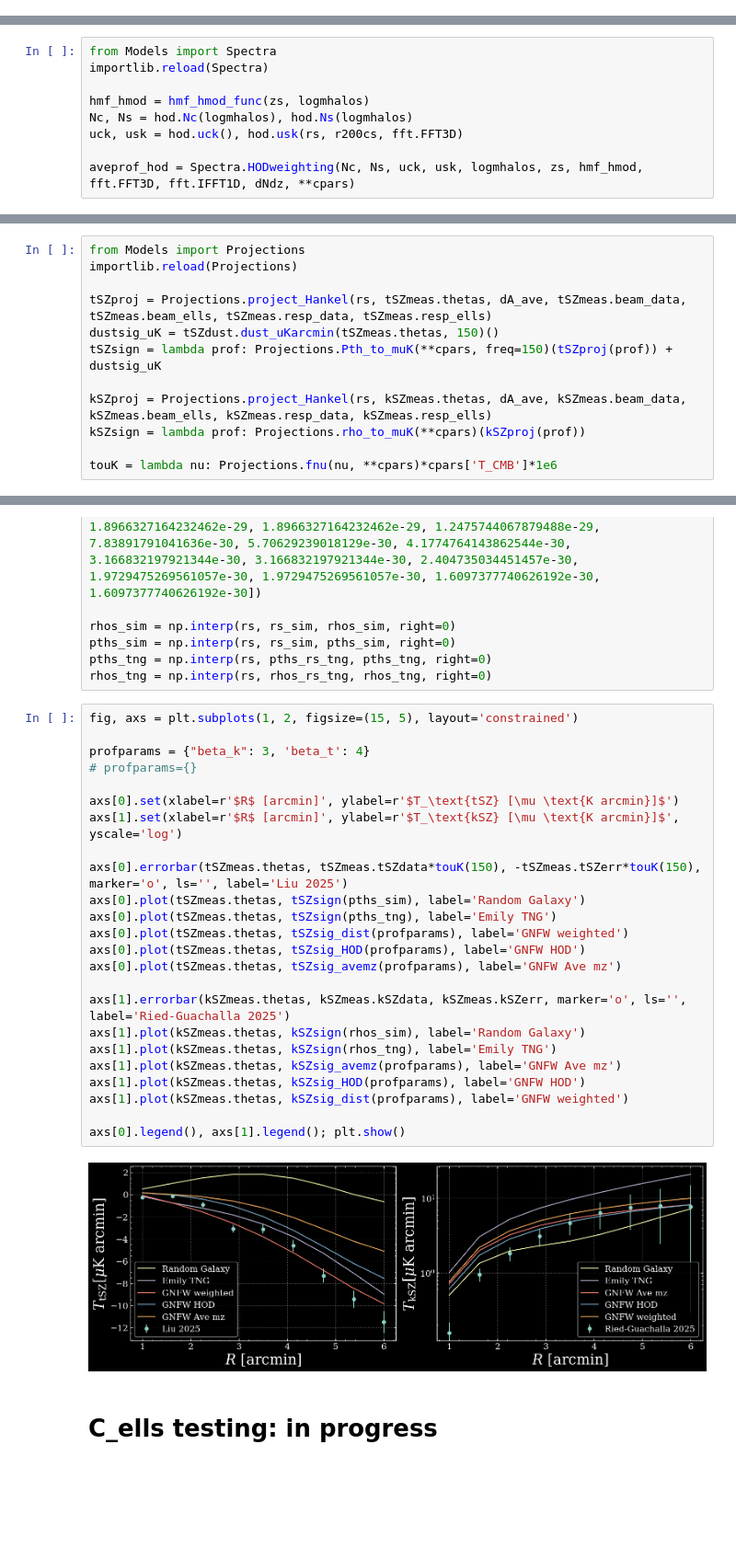
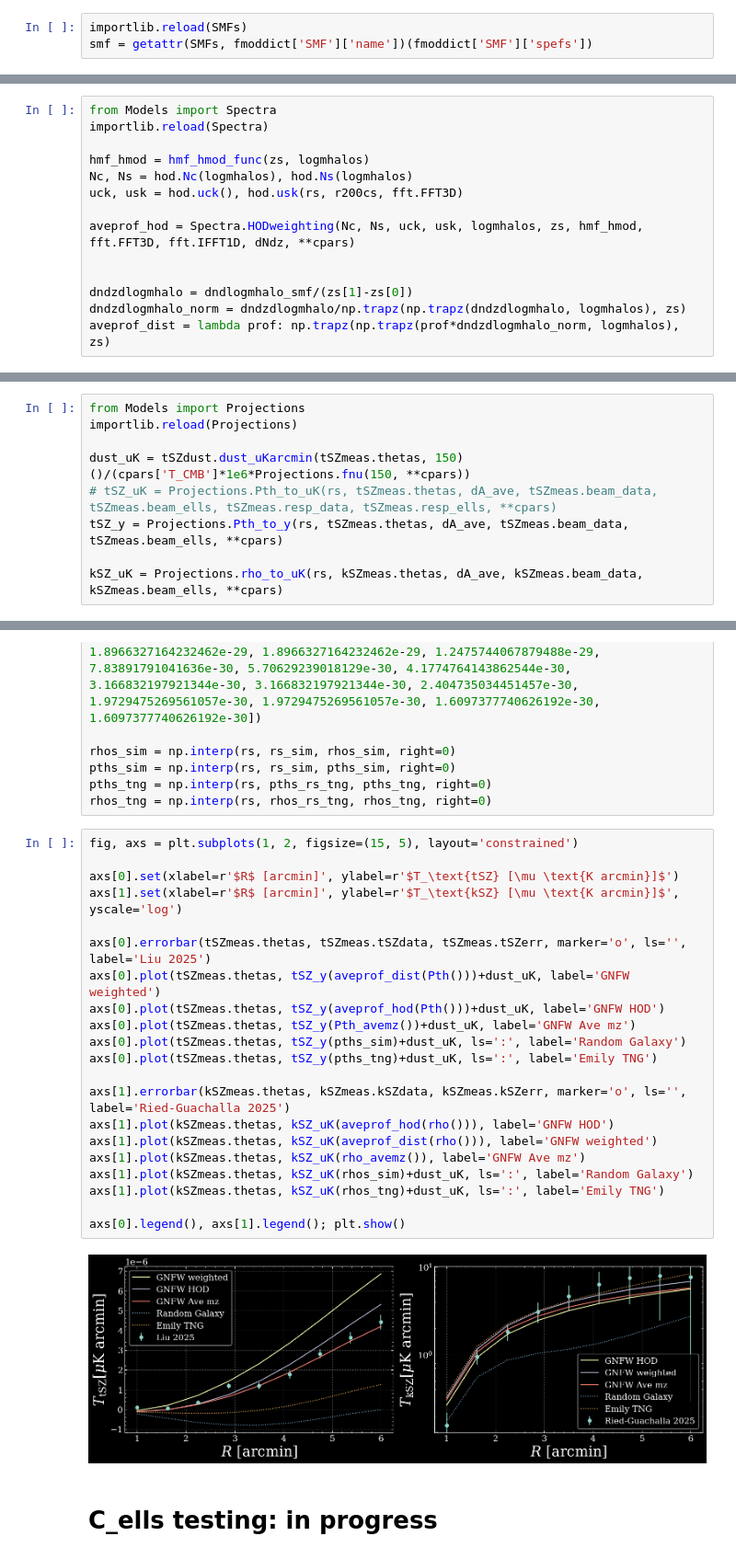
Before and after one commit to chadpopik/CAPPIBARAS, a Jupyter notebook: ForwardModelCheck.ipynb, the cells around one changed output, grey strips where cells are left out. Shown at 92% size. Saved outputs shown, nothing was run; the diff lists cells and outputs as text; blank space fills up the shorter version.

Commit message:
Fixed projection/beam errors, developed SMF and distributions better, cleaned up Cell calculations

```diff
--- a/ForwardModelCheck.ipynb
+++ b/ForwardModelCheck.ipynb
@@ -136,6 +138,9 @@ r200c = lambda zs, logmhalos: (10**logmhalos/(4/3*np.pi*200*rhoc(zs)[:, None]))*
 hmf_hmod_func = lambda zs, logmhalos: hmod.HMF(zs, logmhalos, **cpars)
 bh = lambda zs, logmhalos: hmod.bh(zs, logmhalos, **cpars)
 Plin = lambda ks, zs: hmod.Plin(ks, zs, **cpars)
+# %%
+importlib.reload(SMFs)
+smf = getattr(SMFs, fmoddict['SMF']['name'])(fmoddict['SMF']['spefs'])
 # %% [markdown]
 We need to define our radius, redshift, and mass arrays, the latter of the two being informed by our SMF
 # %%
@@ -217,4 +200,9 @@ Nc, Ns = hod.Nc(logmhalos), hod.Ns(logmhalos)
 uck, usk = hod.uck(), hod.usk(rs, r200cs, fft.FFT3D)
 
 aveprof_hod = Spectra.HODweighting(Nc, Ns, uck, usk, logmhalos, zs, hmf_hmod, fft.FFT3D, fft.IFFT1D, dNdz, **cpars)
+
+
+dndzdlogmhalo = dndlogmhalo_smf/(zs[1]-zs[0])
+dndzdlogmhalo_norm = dndzdlogmhalo/np.trapz(np.trapz(dndzdlogmhalo, logmhalos), zs)
+aveprof_dist = lambda prof: np.trapz(np.trapz(prof*dndzdlogmhalo_norm, logmhalos), zs)
 # %% [markdown]
@@ -264,11 +251,8 @@ With an average profile, we can project and convolve it with a beam to get a fin
 from Models import Projections
 importlib.reload(Projections)
 
-tSZproj = Projections.project_Hankel(rs, tSZmeas.thetas, dA_ave, tSZmeas.beam_data, tSZmeas.beam_ells, tSZmeas.resp_data, tSZmeas.resp_ells)
-dustsig_uK = tSZdust.dust_uKarcmin(tSZmeas.thetas, 150)()
-tSZsign = lambda prof: Projections.Pth_to_muK(**cpars, freq=150)(tSZproj(prof)) + dustsig_uK
+dust_uK = tSZdust.dust_uKarcmin(tSZmeas.thetas, 150)()/(cpars['T_CMB']*1e6*Projections.fnu(150, **cpars))
+# tSZ_uK = Projections.Pth_to_uK(rs, tSZmeas.thetas, dA_ave, tSZmeas.beam_data, tSZmeas.beam_ells, tSZmeas.resp_data, tSZmeas.resp_ells, **cpars)
+tSZ_y = Projections.Pth_to_y(rs, tSZmeas.thetas, dA_ave, tSZmeas.beam_data, tSZmeas.beam_ells, **cpars)
 
-kSZproj = Projections.project_Hankel(rs, kSZmeas.thetas, dA_ave, kSZmeas.beam_data, kSZmeas.beam_ells, kSZmeas.resp_data, kSZmeas.resp_ells)
-kSZsign = lambda prof: Projections.rho_to_muK(**cpars)(kSZproj(prof))
-
-touK = lambda nu: Projections.fnu(nu, **cpars)*cpars['T_CMB']*1e6
+kSZ_uK = Projections.rho_to_uK(rs, kSZmeas.thetas, dA_ave, kSZmeas.beam_data, kSZmeas.beam_ells, **cpars)
@@ -318,30 +294,27 @@ pths_tng = np.interp(rs, pths_rs_tng, pths_tng, right=0)
 rhos_tng = np.interp(rs, rhos_rs_tng, rhos_tng, right=0)
 # %%
 fig, axs = plt.subplots(1, 2, figsize=(15, 5), layout='constrained')
-
-profparams = {"beta_k": 3, 'beta_t': 4}
-# profparams={}
 
 axs[0].set(xlabel=r'$R$ [arcmin]', ylabel=r'$T_\text{tSZ} [\mu \text{K arcmin}]$')
 axs[1].set(xlabel=r'$R$ [arcmin]', ylabel=r'$T_\text{kSZ} [\mu \text{K arcmin}]$', yscale='log')
 
-axs[0].errorbar(tSZmeas.thetas, tSZmeas.tSZdata*touK(150), -tSZmeas.tSZerr*touK(150), marker='o', ls='', label='Liu 2025')
-axs[0].plot(tSZmeas.thetas, tSZsign(pths_sim), label='Random Galaxy')
-axs[0].plot(tSZmeas.thetas, tSZsign(pths_tng), label='Emily TNG')
-axs[0].plot(tSZmeas.thetas, tSZsig_dist(profparams), label='GNFW weighted')
-axs[0].plot(tSZmeas.thetas, tSZsig_HOD(profparams), label='GNFW HOD')
-axs[0].plot(tSZmeas.thetas, tSZsig_avemz(profparams), label='GNFW Ave mz')
+axs[0].errorbar(tSZmeas.thetas, tSZmeas.tSZdata, tSZmeas.tSZerr, marker='o', ls='', label='Liu 2025')
+axs[0].plot(tSZmeas.thetas, tSZ_y(aveprof_dist(Pth()))+dust_uK, label='GNFW weighted')
+axs[0].plot(tSZmeas.thetas, tSZ_y(aveprof_hod(Pth()))+dust_uK, label='GNFW HOD')
+axs[0].plot(tSZmeas.thetas, tSZ_y(Pth_avemz())+dust_uK, label='GNFW Ave mz')
+axs[0].plot(tSZmeas.thetas, tSZ_y(pths_sim)+dust_uK, ls=':', label='Random Galaxy')
+axs[0].plot(tSZmeas.thetas, tSZ_y(pths_tng)+dust_uK, ls=':', label='Emily TNG')
 
 axs[1].errorbar(kSZmeas.thetas, kSZmeas.kSZdata, kSZmeas.kSZerr, marker='o', ls='', label='Ried-Guachalla 2025')
-axs[1].plot(kSZmeas.thetas, kSZsign(rhos_sim), label='Random Galaxy')
-axs[1].plot(kSZmeas.thetas, kSZsign(rhos_tng), label='Emily TNG')
-axs[1].plot(kSZmeas.thetas, kSZsig_avemz(profparams), label='GNFW Ave mz')
-axs[1].plot(kSZmeas.thetas, kSZsig_HOD(profparams), label='GNFW HOD')
-axs[1].plot(kSZmeas.thetas, kSZsig_dist(profparams), label='GNFW weighted')
+axs[1].plot(kSZmeas.thetas, kSZ_uK(aveprof_hod(rho())), label='GNFW HOD')
+axs[1].plot(kSZmeas.thetas, kSZ_uK(aveprof_dist(rho())), label='GNFW weighted')
+axs[1].plot(kSZmeas.thetas, kSZ_uK(rho_avemz()), label='GNFW Ave mz')
+axs[1].plot(kSZmeas.thetas, kSZ_uK(rhos_sim)+dust_uK, ls=':', label='Random Galaxy')
+axs[1].plot(kSZmeas.thetas, kSZ_uK(rhos_tng)+dust_uK, ls=':', label='Emily TNG')
 
 axs[0].legend(), axs[1].legend(); plt.show()
 # %% [output]
-[figure, old version]
+[figure, new version]
 # %% [markdown]
 # C_ells testing: in progress
 # %%
```
Also changed, not shown: parts of 20 cells of this notebook, 18 other files.
